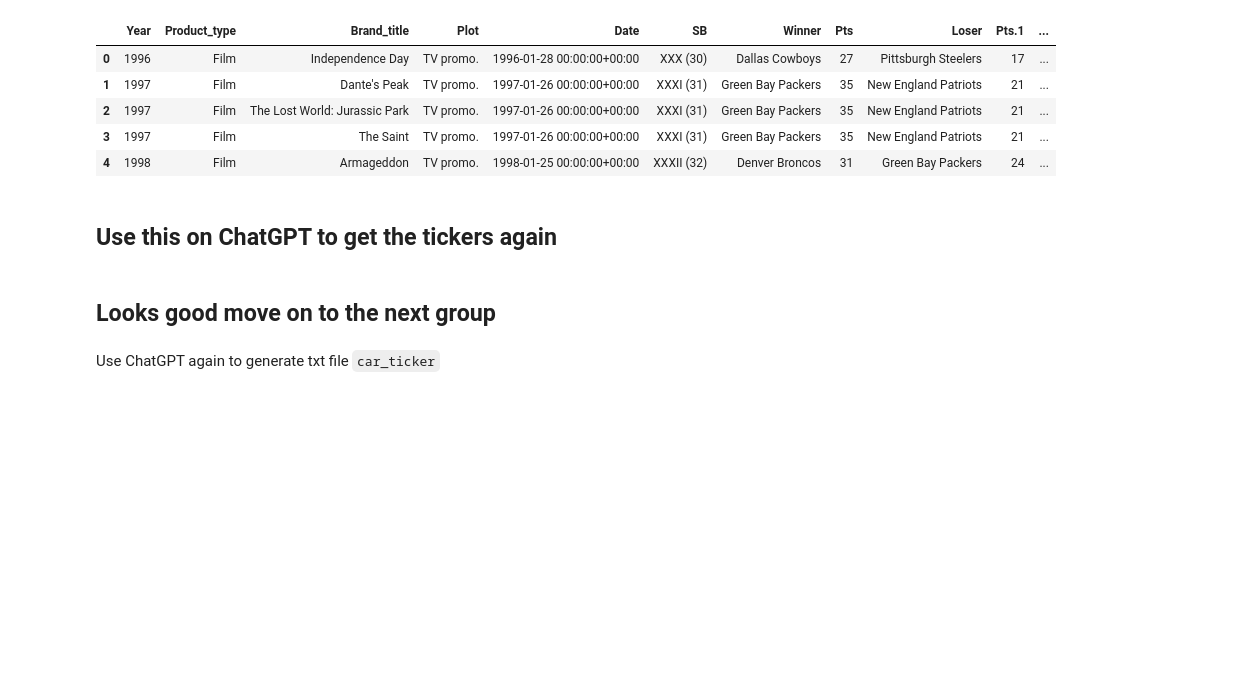
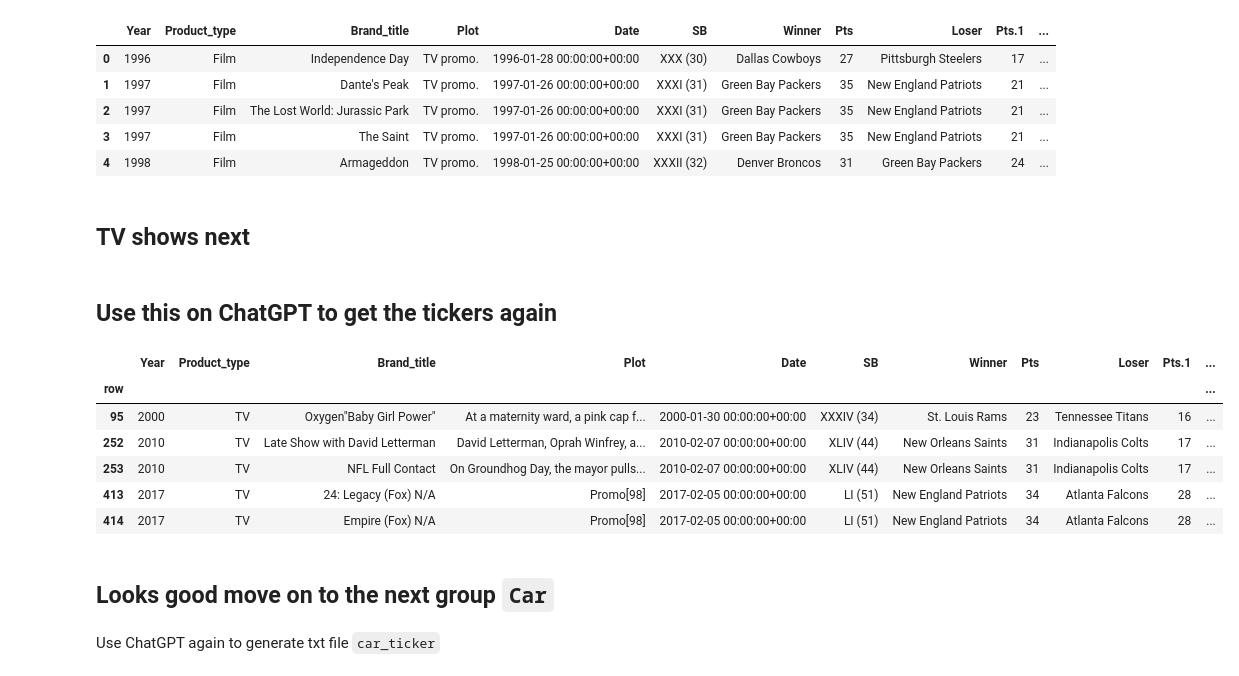
Before and after one commit to mikedshadow/Capstone-2, a Jupyter notebook: Notebooks/Capstone-2-Data-Wrangling.ipynb, the cells around one changed output. Cells and saved outputs as stored; diff of their text form; code cells hidden in the pictures; blank space fills up the shorter version.

```diff
--- a/Notebooks/Capstone-2-Data-Wrangling.ipynb
+++ b/Notebooks/Capstone-2-Data-Wrangling.ipynb
@@ -322,6 +299,8 @@ films.head()
 # %%
 films = films.set_index("row")
 #films.head()
+# %% [markdown]
+## TV shows next
 # %%
 tvshows = df4[df4.Product_type == 'TV']
 #tvshows[['Year','Brand']]
@@ -330,13 +309,21 @@ tvshows = df4[df4.Product_type == 'TV']
 # %%
 tv_ticker = pd.read_csv('..\\Data\\tv_ticker.txt', sep=' ', lineterminator='\r', header=None)
 tv_ticker = tv_ticker.rename(columns={0:'row',3:'Ticker', 1: 'Year', 2: 'Network'})
 tv_ticker = tv_ticker.drop(columns=['Year', 'Network'])
 tv_ticker['row'] = pd.to_numeric(tv_ticker['row'], downcast='integer')
 tvshows = tvshows.merge(tv_ticker, how='left', left_index=True, right_on='row')
 tvshows = tvshows.set_index("row")
-#tvshows.head()
+tvshows.head()
+# %% [output]
+|  | Year | Product_type | Brand_title | Plot | Date | SB | Winner | Pts | Loser | Pts.1 | ... |
+| row |  |  |  |  |  |  |  |  |  |  | ... |
+| 95 | 2000 | TV | Oxygen"Baby Girl Power" | At a maternity ward, a pink cap f... | 2000-01-30 00:00:00+00:00 | XXXIV (34) | St. Louis Rams | 23 | Tennessee Titans | 16 | ... |
+| 252 | 2010 | TV | Late Show with David Letterman | David Letterman, Oprah Winfrey, a... | 2010-02-07 00:00:00+00:00 | XLIV (44) | New Orleans Saints | 31 | Indianapolis Colts | 17 | ... |
+| 253 | 2010 | TV | NFL Full Contact | On Groundhog Day, the mayor pulls... | 2010-02-07 00:00:00+00:00 | XLIV (44) | New Orleans Saints | 31 | Indianapolis Colts | 17 | ... |
+| 413 | 2017 | TV | 24: Legacy (Fox) N/A | Promo[98] | 2017-02-05 00:00:00+00:00 | LI (51) | New England Patriots | 34 | Atlanta Falcons | 28 | ... |
+| 414 | 2017 | TV | Empire (Fox) N/A | Promo[98] | 2017-02-05 00:00:00+00:00 | LI (51) | New England Patriots | 34 | Atlanta Falcons | 28 | ... |
 # %% [markdown]
-## Looks good  move on to the next group
+## Looks good  move on to the next group `Car`
 # %%
 cars = df4[df4.Product_type == 'Car']
 #cars[['Year','Brand']][41:]
```
Also changed, not shown: parts of 34 cells of this notebook.
